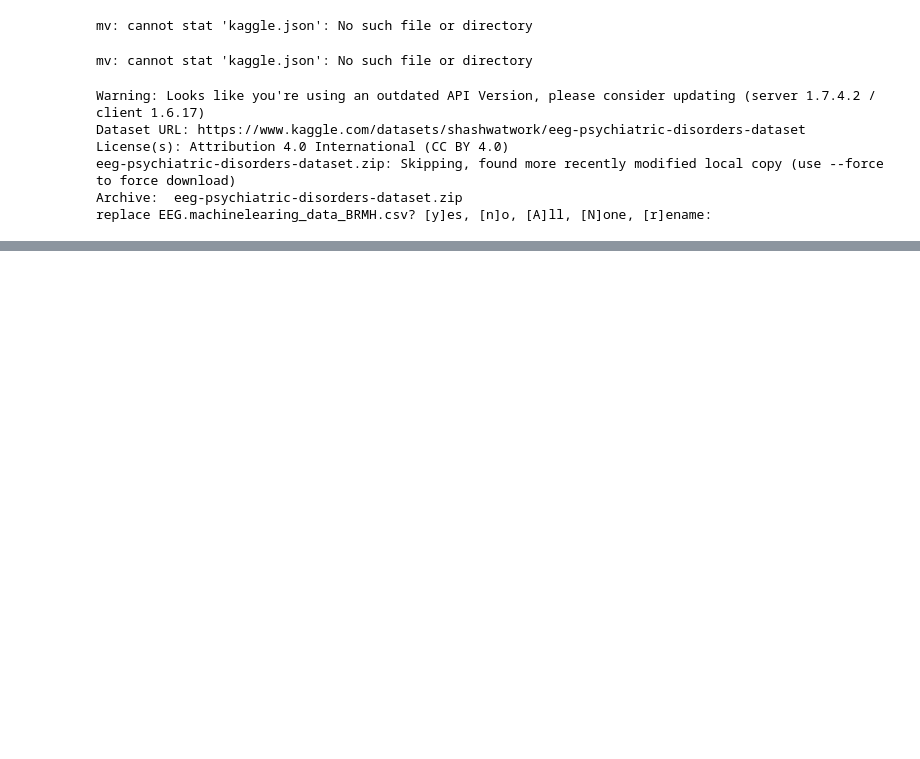
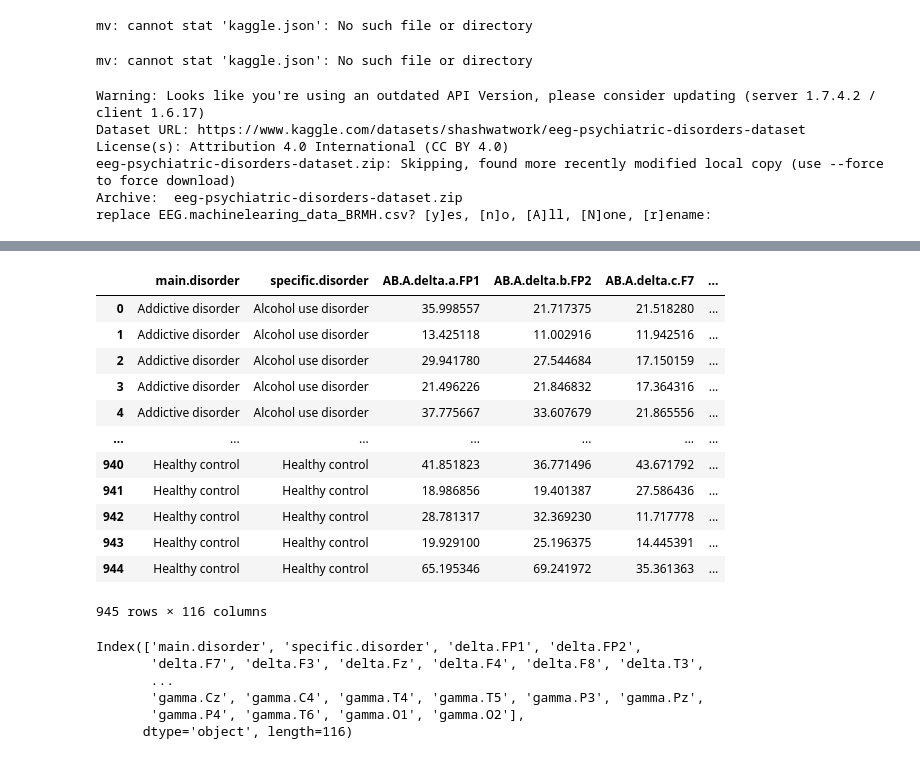
Before and after one commit to snmkrhn/EEG-Sinyalleri-ile-Psikiyatrik-Bozukluklar-n-Tespiti, a Jupyter notebook: EEG_Sinyalleri_ile_Psikiyatrik_Bozuklukların.ipynb, the cells around one changed output, grey strips where cells are left out. Cells and saved outputs as stored; diff of their text form; code cells hidden in the pictures; blank space fills up the shorter version.

```diff
--- a/EEG_Sinyalleri_ile_Psikiyatrik_Bozuklukların.ipynb
+++ b/EEG_Sinyalleri_ile_Psikiyatrik_Bozuklukların.ipynb
@@ -321,0 +402,8 @@ replace EEG.machinelearing_data_BRMH.csv? [y]es, [n]o, [A]ll, [N]one, [r]ename:
+# %%
+import pandas as pd
+
+# Doğru dosya yolu ile CSV dosyasını oku
+df = pd.read_csv("eeg_data/EEG.machinelearing_data_BRMH.csv")
+
+# İlk 5 satırı görüntüle
+df.head()
@@ -321,0 +418,39 @@ replace EEG.machinelearing_data_BRMH.csv? [y]es, [n]o, [A]ll, [N]one, [r]ename:
+# %%
+# One of the columns contains no data, it separates data
+# patient info | abs power of PSD per band per channel | sep_col | functional connectivity data
+mis = df.isna().sum()
+sep_col = mis[mis == df.shape[0]].index[0]
+df = df.loc[:, 'main.disorder':sep_col].drop(sep_col, axis=1)
+df
+# %% [output]
+|  | main.disorder | specific.disorder | AB.A.delta.a.FP1 | AB.A.delta.b.FP2 | AB.A.delta.c.F7 | ... |
+| 0 | Addictive disorder | Alcohol use disorder | 35.998557 | 21.717375 | 21.518280 | ... |
+| 1 | Addictive disorder | Alcohol use disorder | 13.425118 | 11.002916 | 11.942516 | ... |
+| 2 | Addictive disorder | Alcohol use disorder | 29.941780 | 27.544684 | 17.150159 | ... |
+| 3 | Addictive disorder | Alcohol use disorder | 21.496226 | 21.846832 | 17.364316 | ... |
+| 4 | Addictive disorder | Alcohol use disorder | 37.775667 | 33.607679 | 21.865556 | ... |
+| ... | ... | ... | ... | ... | ... | ... |
+| 940 | Healthy control | Healthy control | 41.851823 | 36.771496 | 43.671792 | ... |
+| 941 | Healthy control | Healthy control | 18.986856 | 19.401387 | 27.586436 | ... |
+| 942 | Healthy control | Healthy control | 28.781317 | 32.369230 | 11.717778 | ... |
+| 943 | Healthy control | Healthy control | 19.929100 | 25.196375 | 14.445391 | ... |
+| 944 | Healthy control | Healthy control | 65.195346 | 69.241972 | 35.361363 | ... |
+945 rows × 116 columns
+# %%
+import numpy as np
+
+def reformat_name(name):
+    band, _, channel = name[5:].split(sep='.')
+    return f'{band}.{channel}'
+
+reformat_vect = np.vectorize(reformat_name)
+new_colnames = np.concatenate((df.columns[:2], reformat_vect(df.columns[2:])))
+df = df.set_axis(new_colnames, axis=1)
+print(df.columns)
+# %% [output]
+Index(['main.disorder', 'specific.disorder', 'delta.FP1', 'delta.FP2',
+       'delta.F7', 'delta.F3', 'delta.Fz', 'delta.F4', 'delta.F8', 'delta.T3',
+       ...
+       'gamma.Cz', 'gamma.C4', 'gamma.T4', 'gamma.T5', 'gamma.P3', 'gamma.Pz',
+       'gamma.P4', 'gamma.T6', 'gamma.O1', 'gamma.O2'],
+      dtype='object', length=116)
```
Also changed, not shown: parts of 23 cells of this notebook.
